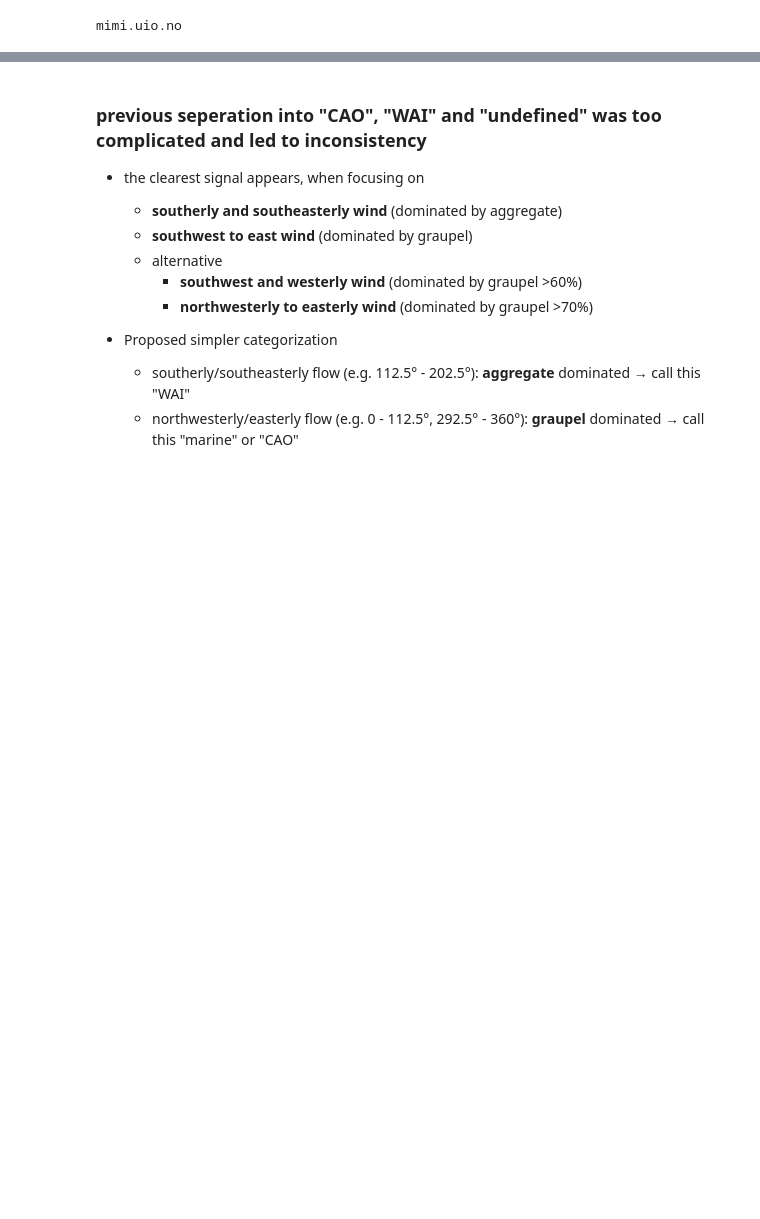
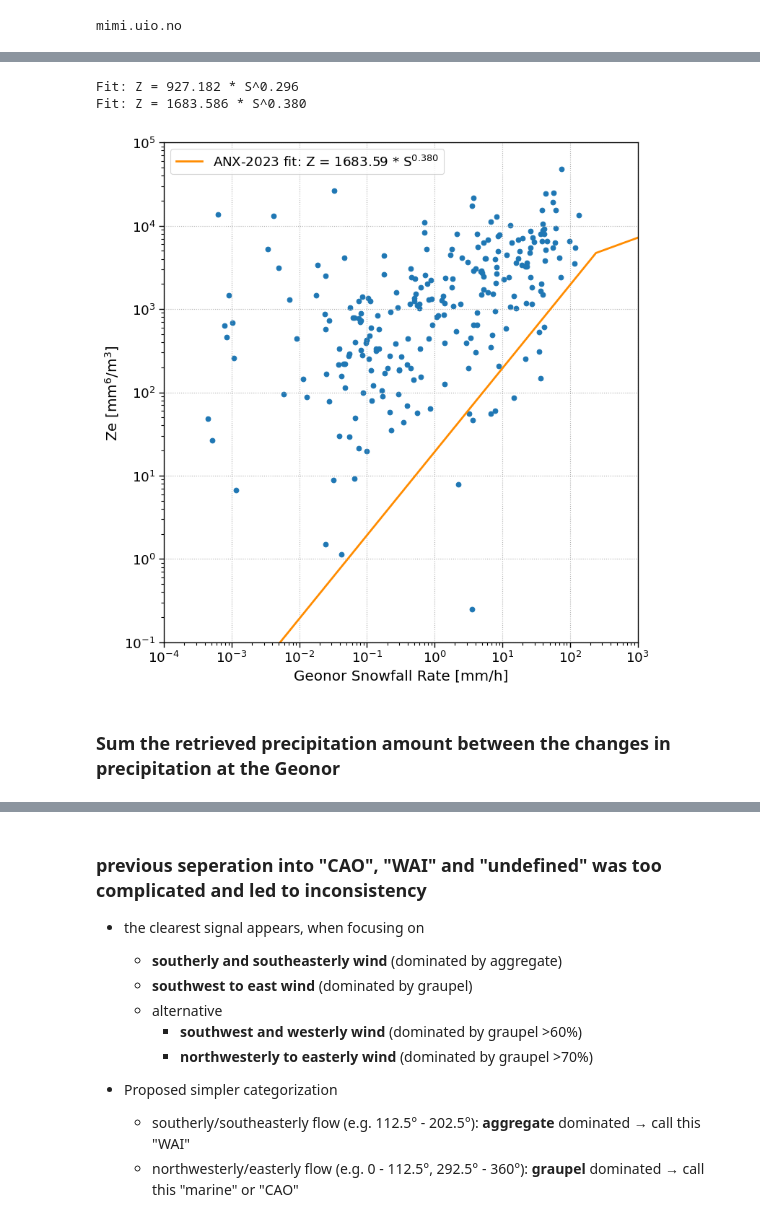
Before and after one commit to franzihe/retrieval_analysis, a Jupyter notebook: work/combined_obs/04_Ze_S_relation.ipynb, the cells around one changed output, grey strips where cells are left out. Saved outputs shown, nothing was run; the diff lists cells and outputs as text; code cells hidden in the pictures; blank space fills up the shorter version.

```diff
--- a/work/combined_obs/04_Ze_S_relation.ipynb
+++ b/work/combined_obs/04_Ze_S_relation.ipynb
@@ -73,0 +247,56 @@ dsx = dsx.drop_vars(["wind_direction_filled", "wind_speed_filled"],)
+# %%
+dsx_zs_1h = dsx[["rate_mm_h", 'Ze_linear']].resample(time='1H').sum().dropna(dim='time', how='any')
+# %%
+# Log-linear regressions ln(y) = ln(a) + b*ln(x) --> gives a straight line
+logx = (np.where(dsx_zs_1h["rate_mm_h"] >0, np.log(dsx_zs_1h["rate_mm_h"]), np.nan))#np.log(dsx_zs_1h["rate_mm_h"])
+logy = (np.where(dsx_zs_1h['Ze_linear'] >0, np.log(dsx_zs_1h['Ze_linear']), np.nan)) #np.log(dsx_zs_1h["Ze_linear"])
+
+# Drop rows where either logx or logy is Nan
+valid = (~np.isnan(logx)) & (~np.isnan(logy))
+logx_clean = logx[valid]
+logy_clean = logy[valid]
+
+
+# Linear regression on log-log data
+b2, loga = np.polyfit(logx_clean, logy_clean, 1)
+a2 = np.exp(loga)
+
+print(f"Fit: Z = {a2:.3f} * S^{b2:.3f}")
+
+# Nonlinear curve fitting
+# the curve fitting is done with an iterative nonlinear optimization. The optimizer starts at the guess p0, then tries to minimize the squared error between the model and the data. A good initial guess helps the optimizer converge quickly and to get the right solution.
+# From the log-linear regression we get a quick estimate of a and b, that's why we use those as p0
+params, cov = curve_fit(model, dsx_zs_1h['rate_mm_h'], dsx_zs_1h['Ze_linear'], p0=(a2,b2))
+a, b = params
+print(f"Fit: Z = {a:.3f} * S^{b:.3f}")
+# %% [output]
+Fit: Z = 927.182 * S^0.296
+Fit: Z = 1683.586 * S^0.380
+# %%
+fig, ax = plt.subplots(figsize=(8,8))
+ax.scatter(x=dsx_zs_1h['rate_mm_h'], y=dsx_zs_1h['Ze_linear'])
+
+# Plot trend line non-linear
+x_smooth = np.linspace(dsx_zs_1h['rate_mm_h'].min().values, dsx_zs_1h['Ze_linear'].max().values, 200)
+y_smooth = model(x_smooth, a2, b2)
+ax.plot(x_smooth, y_smooth, color='darkorange', label=f"ANX-2023 fit: Z = {a:.2f} * S$^{{{b:.3f}}}$")
+
+# Generate line for Matrosov
+xfit = np.linspace(df_corrected["Matrosov_aggregate"].min(), df_corrected["Ze_linear"].max(), 200)
+yfit = model(xfit, 56, 1.2)
+plt.plot(xfit, yfit, color='crimson', label="Matrasov agg.: Z = 56 S$^{1.2}$")
+
+# Set labels and title
+ax.set_xlabel('Geonor Snowfall Rate [mm/h]')
+ax.set_ylabel("Ze [mm$^{6}$/m$^{3}$]")
+ax.grid(True, ls=':')
+ax.set_yscale('log')
+ax.set_xscale('log')
+ax.legend()
+
+ax.set_xlim([10**(-4), 10**3])
+ax.set_ylim([10**(-1), 10**5])
+
+plt.tight_layout()
+# %% [output]
+[figure, added]
@@ -73,0 +309,2 @@ dsx = dsx.drop_vars(["wind_direction_filled", "wind_speed_filled"],)
+# %% [markdown]
+### Sum the retrieved precipitation amount between the changes in precipitation at the Geonor
```
Also changed, not shown: parts of 47 cells of this notebook, 4 other files.
